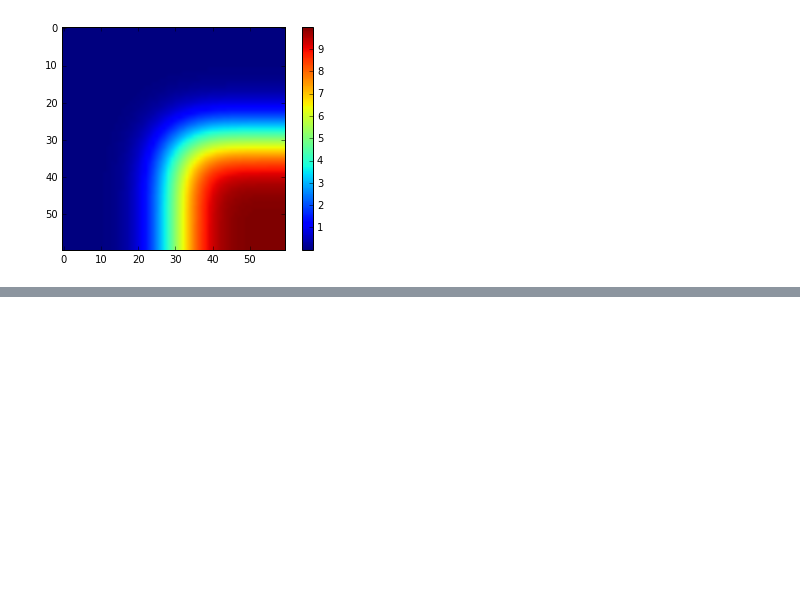
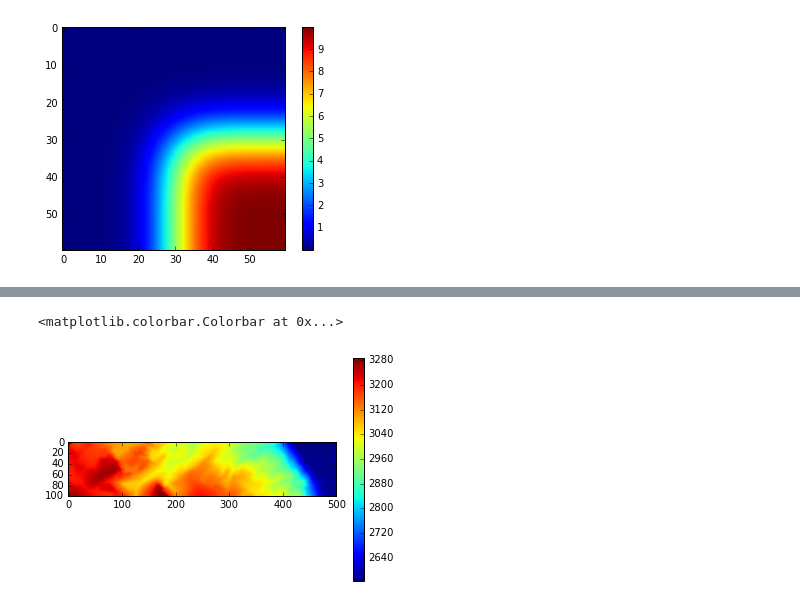
Before and after one commit to csdms/csdms-carpentry, a Jupyter notebook: lessons/python/diffusion2D.ipynb, the cells around one changed output, grey strips where cells are left out. Saved outputs shown, nothing was run; the diff lists cells and outputs as text; code cells hidden in the pictures; blank space fills up the shorter version.

```diff
--- a/lessons/python/diffusion2D.ipynb
+++ b/lessons/python/diffusion2D.ipynb
@@ -99,0 +122,6 @@ dx
+# %%
+plt.imshow(topo[0:100,:])
+plt.colorbar()
+# %% [output]
+<matplotlib.colorbar.Colorbar at 0x...>
+[figure, added]
```
Also changed, not shown: parts of 24 cells of this notebook, 1 other file.
